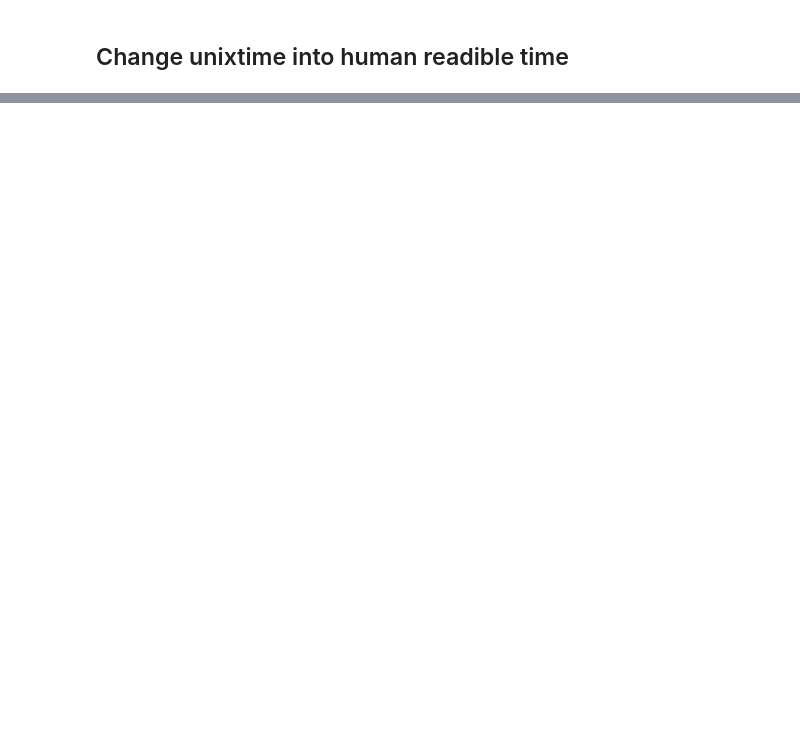
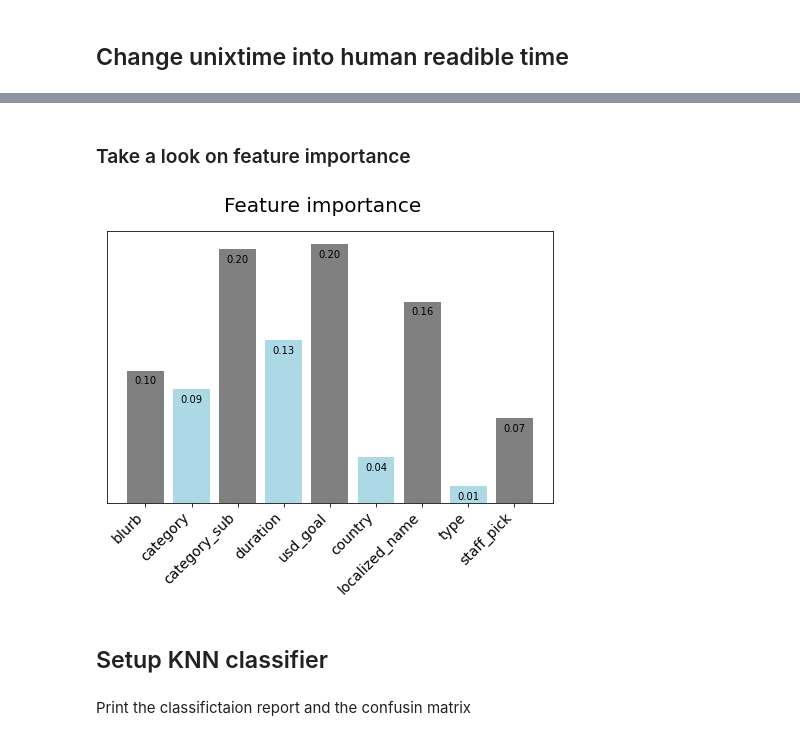
Before and after one commit to AIMPED/ML_Classification_Kickstarter, a Jupyter notebook: ML_Classification_Kickstarter_TR.ipynb, the cells around one changed output, grey strips where cells are left out. Saved outputs shown, nothing was run; the diff lists cells and outputs as text; code cells hidden in the pictures; blank space fills up the shorter version.

```diff
--- a/ML_Classification_Kickstarter_TR.ipynb
+++ b/ML_Classification_Kickstarter_TR.ipynb
@@ -230,0 +214,2 @@ df[df.friends.isna()==False]
+# %%
+features.pop(features.index('currency'));
@@ -230,0 +280,27 @@ df[df.friends.isna()==False]
+# %% [markdown]
+### Take a look on feature importance
+# %%
+# calculate importance
+importance = rfc.feature_importances_
+
+# set axis, create figure
+x_axis = list(range(len(importance)))
+fig, ax = plt.subplots()
+
+# plot figure
+plt.bar(x_axis, importance, color=['grey','lightblue'])
+
+# add Title
+fig.text(s="Feature importance",x=.5,y=0.95, fontsize = 20,ha='center', va='center')
+
+# edit xticks
+plt.xticks(x_axis, features, rotation=45, fontsize=14, ha='right')
+#plt.yticks(rotation=0, fontsize=14);
+plt.yticks([])
+# add value inside the bars
+for p in ax.patches:
+    ax.annotate("%.2f" % p.get_height(), (p.get_x() + p.get_width() / 2., p.get_height()), ha='center', va='center', xytext=(0, -10), textcoords='offset points')
+# %% [output]
+[figure, added]
+# %% [markdown]
+## Setup KNN classifier
@@ -230,0 +314,2 @@ df[df.friends.isna()==False]
+# %% [markdown]
+Print the classifictaion report and the confusin matrix
```
Also changed, not shown: parts of 82 cells of this notebook.
